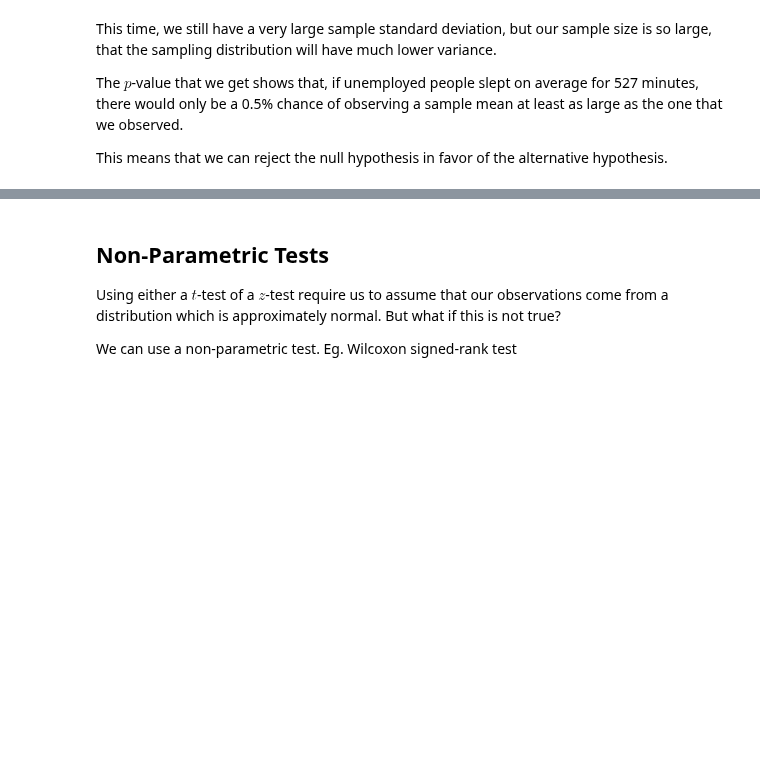
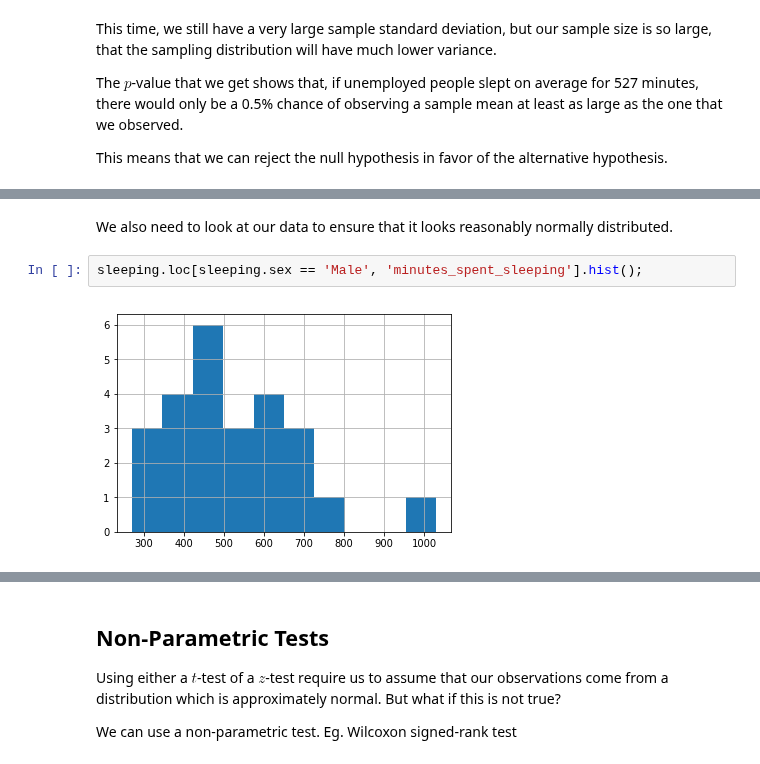
Before and after one commit to NSS-Data-Instructional-Stuff/stats-for-data-science, a Jupyter notebook: notebooks/Hypothesis_Testing.ipynb, the cells around one changed output, grey strips where cells are left out. Saved outputs shown, nothing was run; the diff lists cells and outputs as text; blank space fills up the shorter version.

```diff
--- a/notebooks/Hypothesis_Testing.ipynb
+++ b/notebooks/Hypothesis_Testing.ipynb
@@ -326,0 +347,6 @@ This means that we can reject the null hypothesis in favor of the alternative hy
+# %% [markdown]
+We also need to look at our data to  ensure that it looks reasonably normally distributed.
+# %%
+sleeping.loc[sleeping.sex == 'Male', 'minutes_spent_sleeping'].hist();
+# %% [output]
+[figure, added]
```
Also changed, not shown: parts of 22 cells of this notebook, 2 other files.
